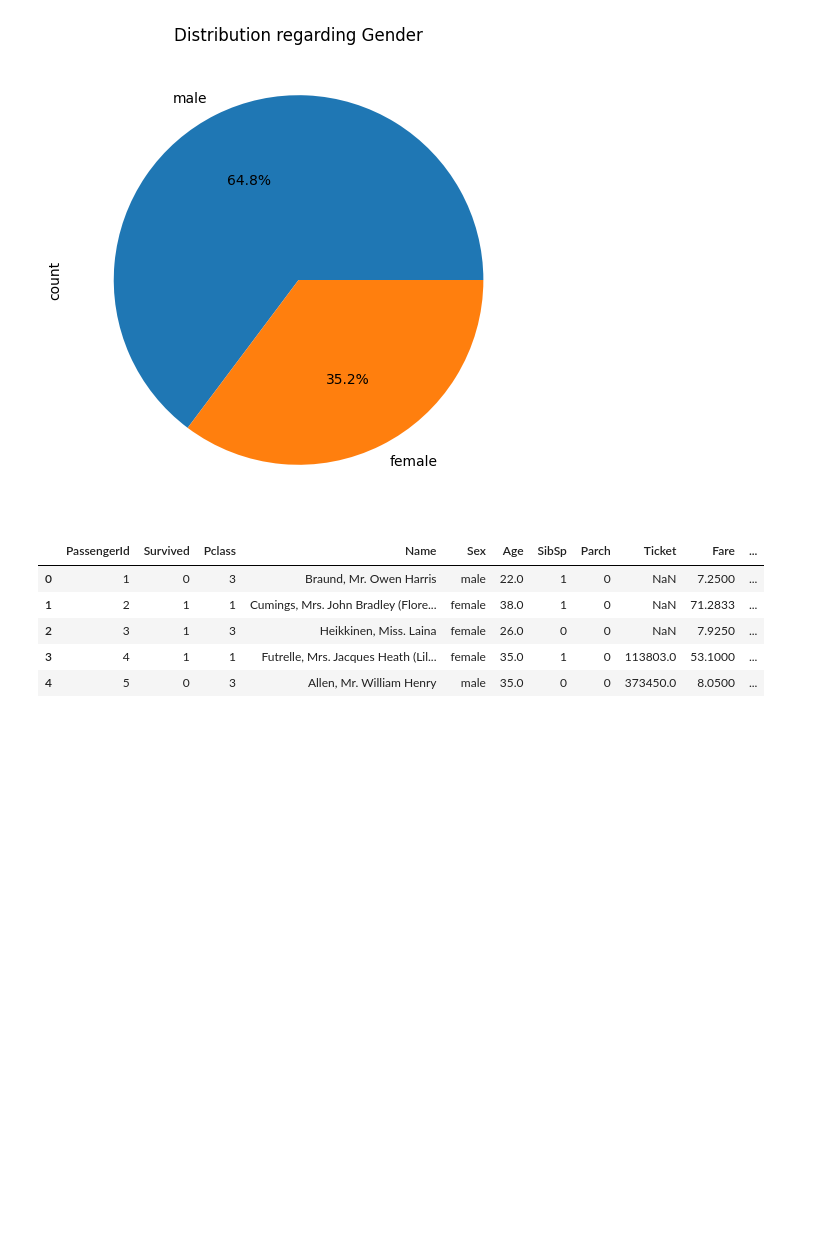
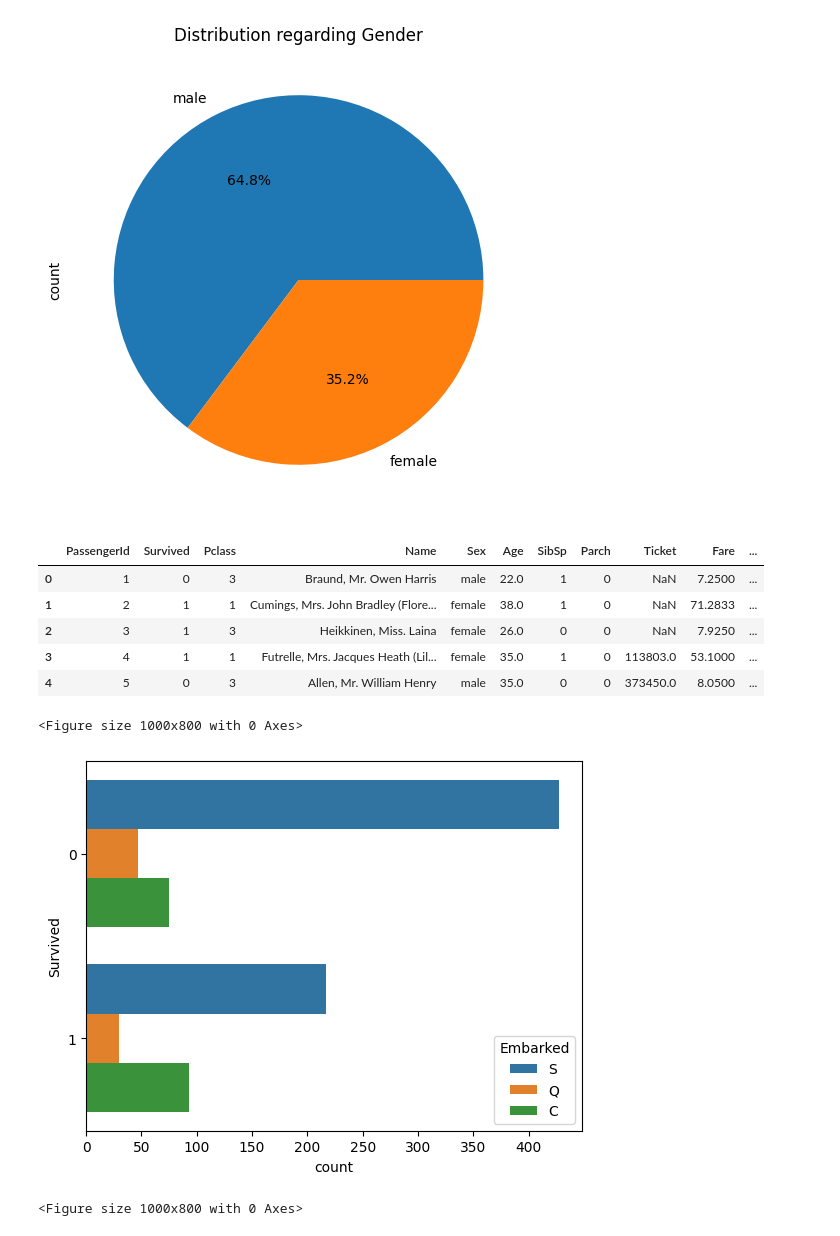
Before and after one commit to Vanshaj14Mohan/AIML-College, a Jupyter notebook: CIA1/main.ipynb, the cells around one changed output. Drawn from its saved outputs; the diff is of its cells as text; code cells hidden in the pictures; blank space fills up the shorter version.

```diff
--- a/CIA1/main.ipynb
+++ b/CIA1/main.ipynb
@@ -227,3 +227,11 @@ df.head(5)
 state_sales = df.groupby("Pclass")["SibSp"].sum().sort_values(ascending=False).head(10).reset_index()
 fig = px.bar(state_sales, x="Pclass", y="SibSp", title="Top 10 Pclass vs SibSp", color_discrete_sequence=px.colors.qualitative.Alphabet_r)
 fig.show()
+# %%
+# Command Fifteen
+sns.countplot(data=df, y="Survived", hue="Embarked") # For checking Survived vs Embarked
+plt.figure(figsize=(10,8))
+# %% [output]
+<Figure size 1000x800 with 0 Axes>
+[figure, added]
+<Figure size 1000x800 with 0 Axes>
```
Also changed, not shown: parts of 5 cells of this notebook.
